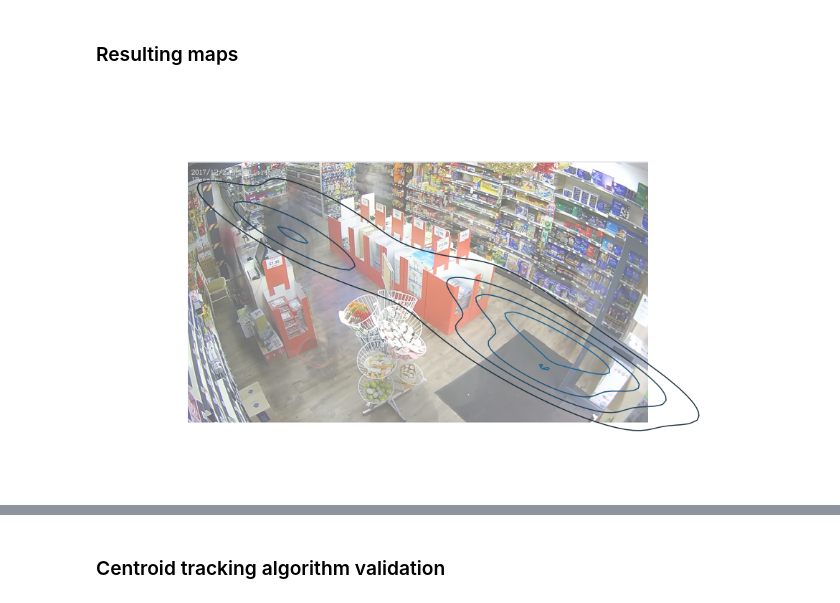
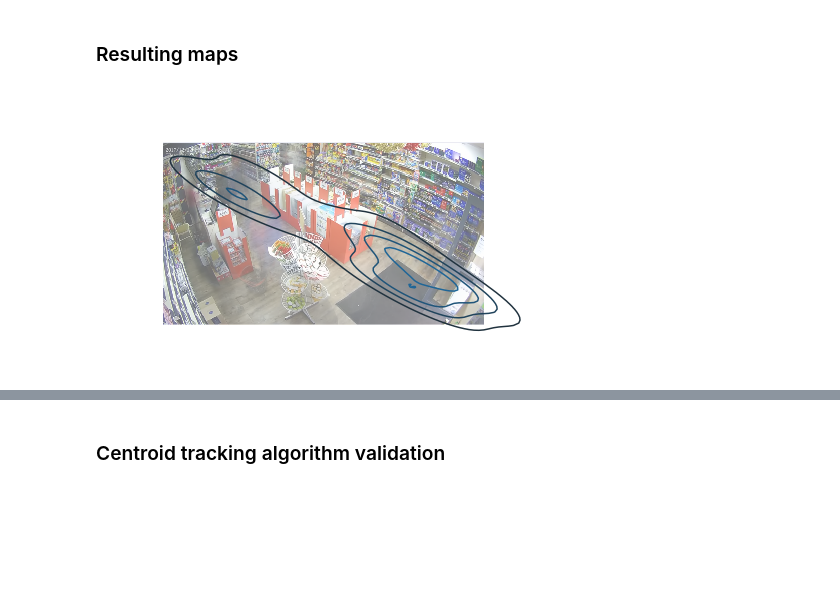
Before and after one commit to sungsujaing/INSIGHT-project, a Jupyter notebook: Motion_analyzer.ipynb, the cells around one changed output, grey strips where cells are left out. Drawn from its saved outputs; the diff is of its cells as text; code cells hidden in the pictures; blank space fills up the shorter version.

```diff
--- a/Motion_analyzer.ipynb
+++ b/Motion_analyzer.ipynb
@@ -551,17 +596,20 @@ file saved as: "testing.txt"
 # %% [markdown]
 ### Resulting maps
 # %%
-xx = []
-yy = []
-for key in sorted_archive.keys():
-    for centroid in sorted_archive[key][1]:
-        xx.append(centroid[0])
-        yy.append(centroid[1])
-fig, ax = plt.subplots(figsize=(20,10))
-plt.imshow(background,alpha=0.6)
-sns.kdeplot(xx,yy,ax=ax,n_levels=5)
-plt.axis('off')
-plt.show()
+def contour_draw(dict_input,alpha=0.6,n_levels=5,figsize=(20,10)):
+    xx = []
+    yy = []
+    for key in dict_input.keys():
+        for centroid in dict_input[key][1]:
+            xx.append(centroid[0])
+            yy.append(centroid[1])
+    fig, ax = plt.subplots(figsize=figsize)
+    plt.imshow(background,alpha=alpha)
+    sns.kdeplot(xx,yy,ax=ax,n_levels=n_levels)
+    plt.axis('off')
+    plt.show()
-# %% [output]
-[figure, removed]
+# %%
+contour_draw(sorted_archive,alpha=0.6,n_levels=5,figsize=(10,5))
+# %% [output]
+[figure, added]
 # %%
```
Also changed, not shown: parts of 8 cells of this notebook.
